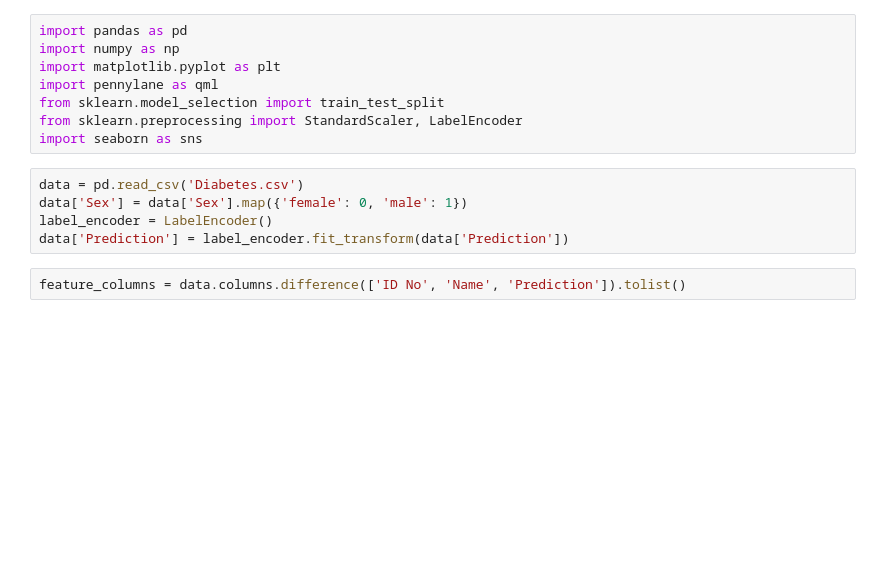
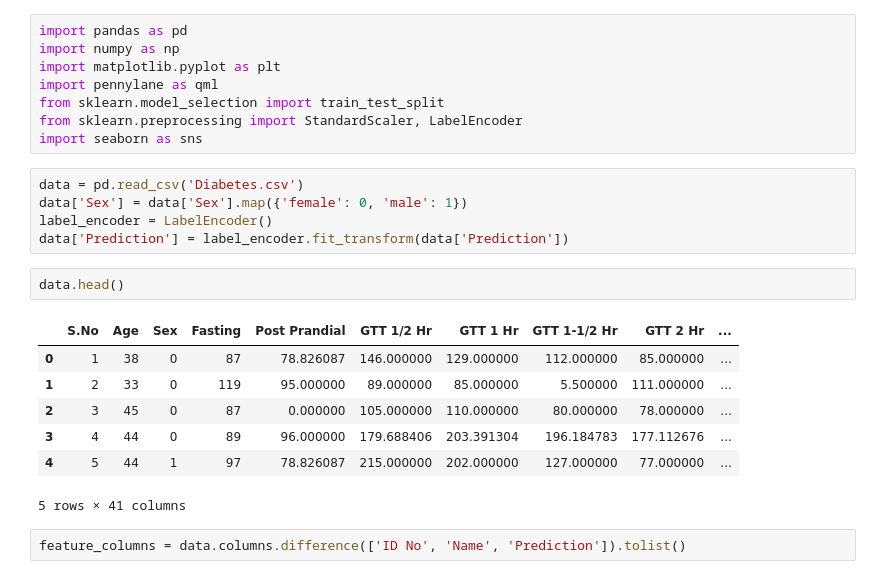
Before and after one commit to Hrishikesh1312/Diabetes-Prediction, a Jupyter notebook: Model.ipynb, the cells around one changed output. Drawn from its saved outputs; the diff is of its cells as text; blank space fills up the shorter version.

```diff
--- a/Model.ipynb
+++ b/Model.ipynb
@@ -11,6 +11,16 @@ data = pd.read_csv('Diabetes.csv')
 data['Sex'] = data['Sex'].map({'female': 0, 'male': 1})
 label_encoder = LabelEncoder()
 data['Prediction'] = label_encoder.fit_transform(data['Prediction'])
+# %%
+data.head()
+# %% [output]
+|  | S.No | Age | Sex | Fasting | Post Prandial | GTT 1/2 Hr | GTT 1 Hr | GTT 1-1/2 Hr | GTT 2 Hr | ... |
+| 0 | 1 | 38 | 0 | 87 | 78.826087 | 146.000000 | 129.000000 | 112.000000 | 85.000000 | ... |
+| 1 | 2 | 33 | 0 | 119 | 95.000000 | 89.000000 | 85.000000 | 5.500000 | 111.000000 | ... |
+| 2 | 3 | 45 | 0 | 87 | 0.000000 | 105.000000 | 110.000000 | 80.000000 | 78.000000 | ... |
+| 3 | 4 | 44 | 0 | 89 | 96.000000 | 179.688406 | 203.391304 | 196.184783 | 177.112676 | ... |
+| 4 | 5 | 44 | 1 | 97 | 78.826087 | 215.000000 | 202.000000 | 127.000000 | 77.000000 | ... |
+5 rows × 41 columns
 # %%
 feature_columns = data.columns.difference(['ID No', 'Name', 'Prediction']).tolist()
 # %%
```
Also changed, not shown: parts of 3 cells of this notebook.
